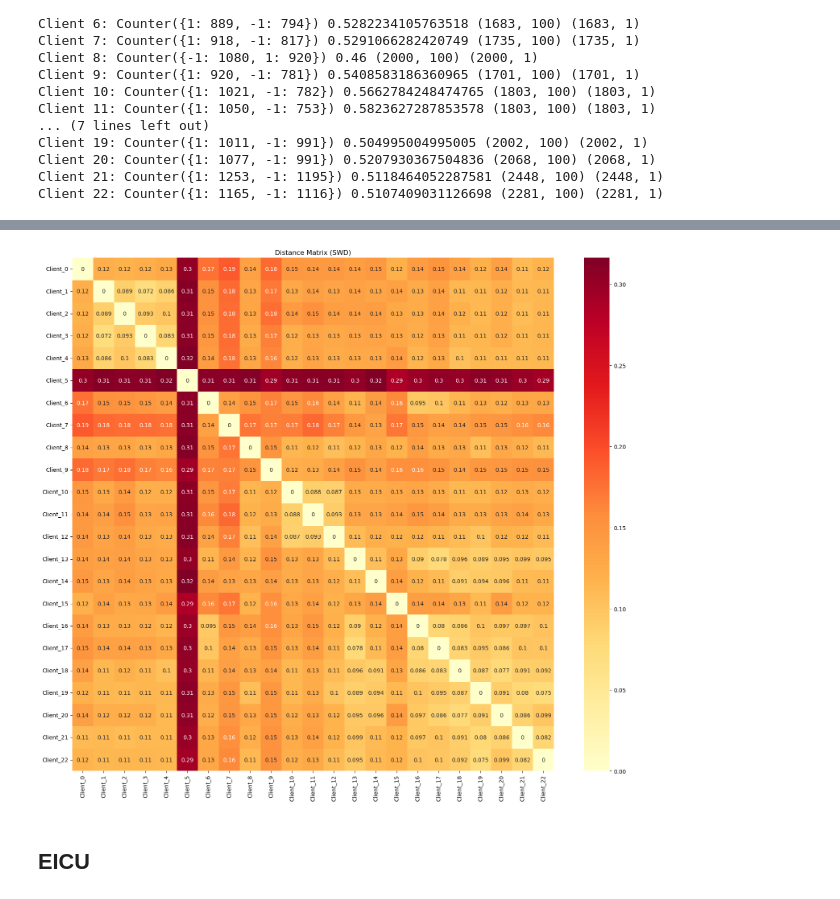
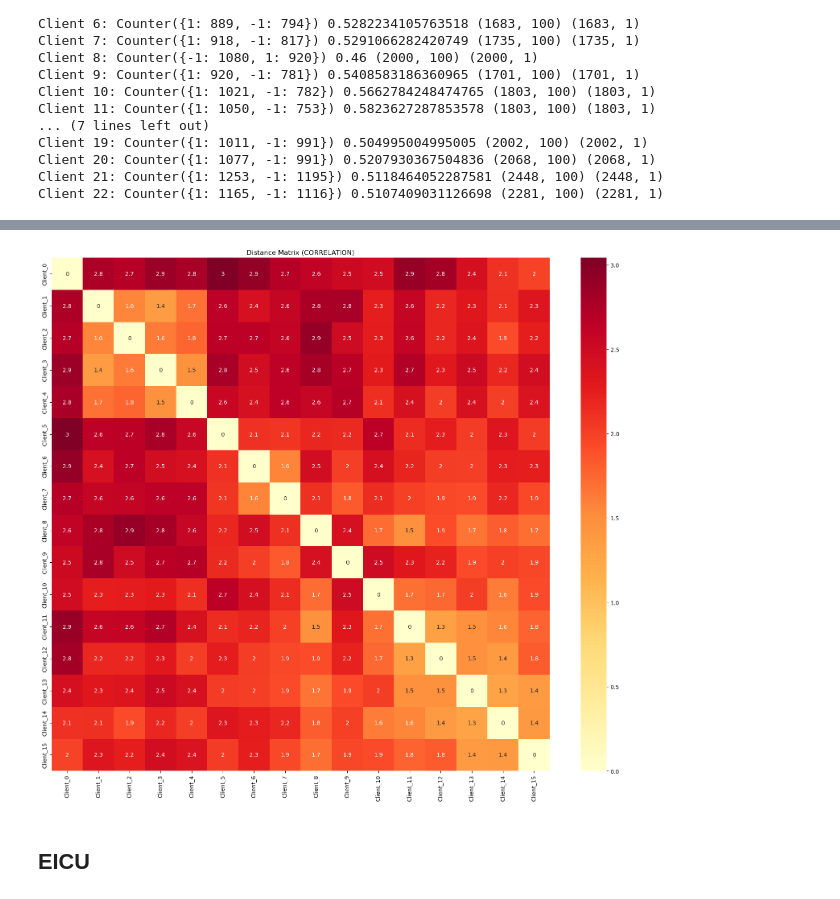
Before and after one commit to sitaomin1994/federated_imputation, a Jupyter notebook: notebook/data_preprocessing.ipynb, the cells around one changed output, grey strips where cells are left out. Saved outputs shown, nothing was run; the diff lists cells and outputs as text; code cells hidden in the pictures.

```diff
--- a/notebook/data_preprocessing.ipynb
+++ b/notebook/data_preprocessing.ipynb
@@ -1030,13 +1037,11 @@ Name: count, dtype: int64
 # %%
-data_list = [item.drop(columns = [target]) for item in df_rets]
-
 analyzer = DistanceAnalyzer(
         data_list=data_list,
         features_numerical=num_cols,
         features_binary=cat_cols,
         distance_method='swd',
         dim_reduction=None,
-        n_components=10,
+        n_components=5,
         n_projections=300
     )
 
@@ -1046,0 +1068,14 @@ distance_matrix = analyzer.compute_distance_matrix(figsize=(10, 8))
+# %%
+data_list3 = [data_list[0], data_list[2], data_list[3], data_list[4], data_list[5], data_list[6], data_list[7], data_list[8]]
+analyzer = DistanceAnalyzer(
+        data_list=data_list2,
+        features_numerical=num_cols,
+        features_binary=cat_cols,
+        distance_method='swd',
+        dim_reduction=None,
+        n_components=5,
+        n_projections=300
+    )
+
+# Distance Matrix
+distance_matrix = analyzer.compute_distance_matrix(figsize=(10, 8))
@@ -1047,4 +1084,7 @@ distance_matrix = analyzer.compute_distance_matrix(figsize=(10, 8))
 # %%
+df = pd.concat(data_list3, axis = 0, ignore_index = True)
+split_indices = np.cumsum([df_sub.shape[0] for df_sub in data_list3[:-1]])
+
 avg_correlation_cols = avg_correlation(df)
 avg_correlation_cols = [col[0] for col in avg_correlation_cols if col[0] in num_cols]
 avg_correlation_cols = [col for col in avg_correlation_cols][:int(df.shape[1]*0.3)]
@@ -1065,10 +1105,10 @@ data_config = {
 }
 
 # data config new1 - predict days in hospital - without categorical features, top10 clients, 40% iid sampling
-with open('./data/hhp/data_config_ct_np1.json', 'w') as f:
+with open('./data/hhp/data_config_ct_np9.json', 'w') as f:
     json.dump(data_config, f)
 
-data.to_csv('./data/hhp/data_clean_ct_np1.csv', index=False)
+data.to_csv('./data/hhp/data_clean_ct_np9.csv', index=False)
 # %%
 data[target].value_counts()
 # %% [output]
@@ -1222,6 +1246,15 @@ data.columns = [idx for idx, col in enumerate(data.columns)]
 data['label'] = selected_df['label'].values
 client_split_indices = np.cumsum([df.shape[0] for df in selected_dfs2[:-1]])
 print(client_split_indices)
+
+datas = np.array_split(data.values, client_split_indices.tolist())
+data_list = [pd.DataFrame(item, columns = data.columns) for item in datas]
+remove_idx = [5, 6, 7, 9, 11, 14, 20]
+data_list = [item for idx, item in enumerate(data_list) if idx not in remove_idx]
+data = pd.concat(data_list, axis = 0, ignore_index=True)
+client_split_indices = np.cumsum([df.shape[0] for df in data_list[:-1]])
+print(client_split_indices)
+
 target_col = 'label'
 data[target_col], codes = pd.factorize(data[target_col])
 num_cols = data.columns.tolist()[:-1]
@@ -1265,21 +1300,21 @@ data.to_csv('./data/vehicle/data_clean.csv', index=False)
 # %%
 datas = np.array_split(data.values[:, :-1], client_split_indices.tolist())
 data_list = [pd.DataFrame(item, columns = data.columns[:-1]) for item in datas]
 
 analyzer = DistanceAnalyzer(
         data_list=data_list,
         features_numerical=num_cols,
         features_binary=cat_cols,
-        distance_method='swd',
+        distance_method='correlation',
         dim_reduction=None,
         n_components=10,
         n_projections=300
     )
 
 # Distance Matrix
 distance_matrix = analyzer.compute_distance_matrix(figsize=(16, 14))
 # %% [output]
-[figure, old version]
+[figure, new version]
 # %% [markdown]
 ## EICU
 # %%
```
Also changed, not shown: parts of 17 cells of this notebook, 28 other files.
